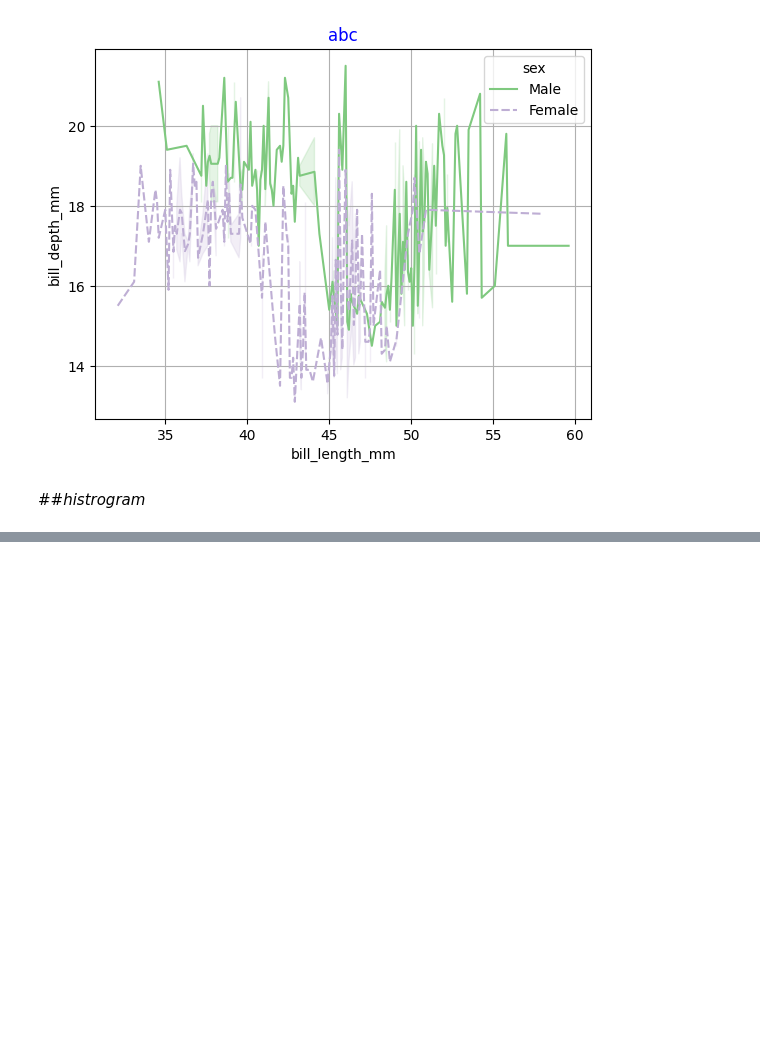
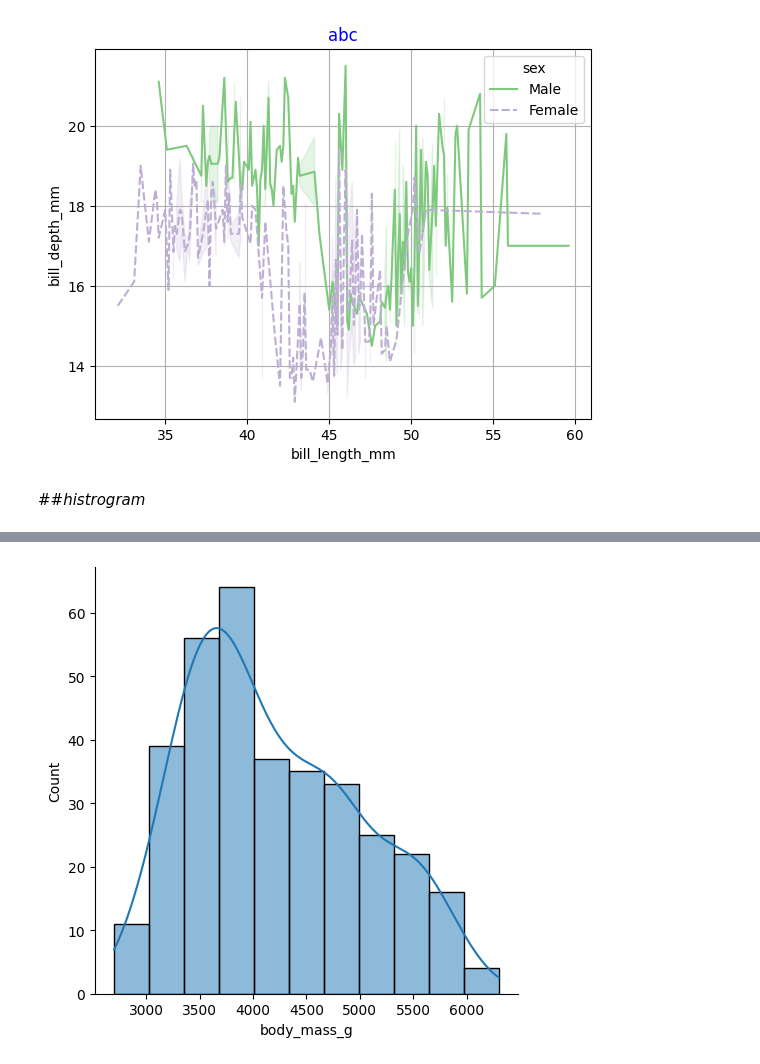
Before and after one commit to dil150898/Hotel_booking_anylisys, a Jupyter notebook: Hotel_Booking_Analysis_Capstone_Project.ipynb, the cells around one changed output, grey strips where cells are left out. Cells and saved outputs as stored; diff of their text form; code cells hidden in the pictures; blank space fills up the shorter version.

```diff
--- a/Hotel_Booking_Analysis_Capstone_Project.ipynb
+++ b/Hotel_Booking_Analysis_Capstone_Project.ipynb
@@ -930,0 +941,5 @@ plt.show()
+# %%
+sns.displot(y_1['body_mass_g'] , kde = True)
+plt.show()
+# %% [output]
+[figure, added]
```
Also changed, not shown: parts of 6 cells of this notebook.
